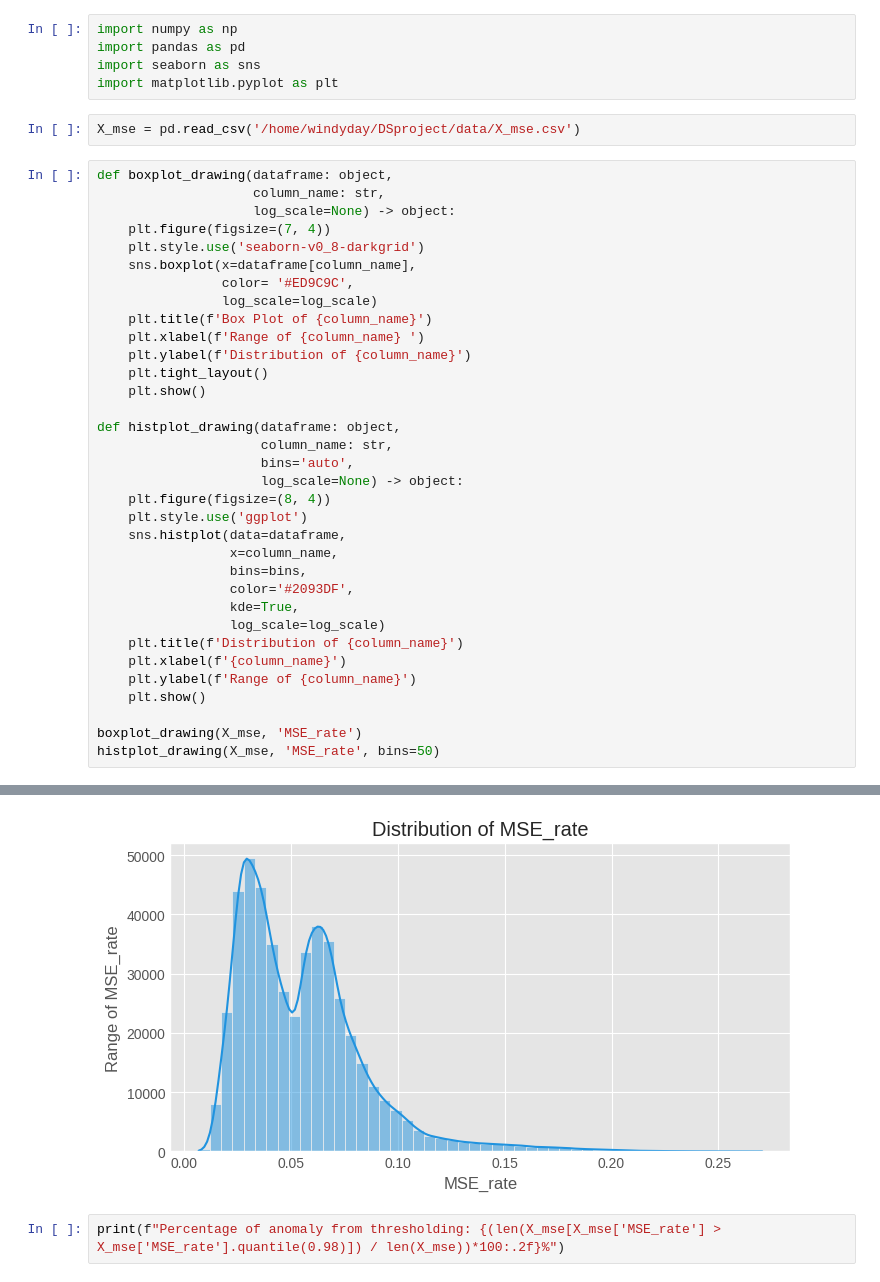
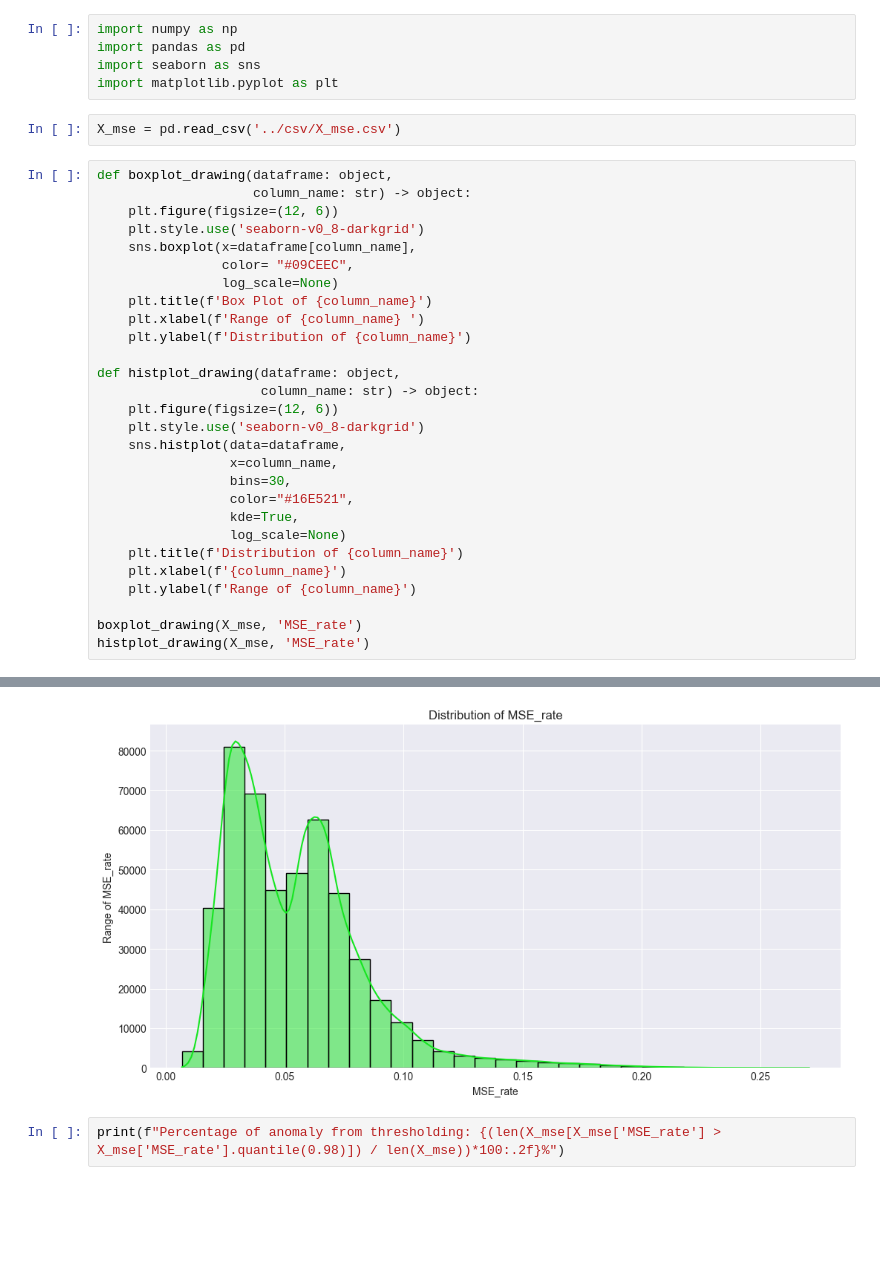
Before and after one commit to WindyDay-Port/Fraud-Detection, a Jupyter notebook: Notebooks/UnsupervisedEnsemble.ipynb, the cells around one changed output, grey strips where cells are left out. Cells and saved outputs as stored; diff of their text form; blank space fills up the shorter version.

```diff
--- a/Notebooks/UnsupervisedEnsemble.ipynb
+++ b/Notebooks/UnsupervisedEnsemble.ipynb
@@ -6,39 +6,33 @@ import pandas as pd
 import seaborn as sns
 import matplotlib.pyplot as plt
 # %%
-X_mse = pd.read_csv('/home/windyday/DSproject/data/X_mse.csv')
+X_mse = pd.read_csv('../csv/X_mse.csv')
 # %%
 def boxplot_drawing(dataframe: object,
-                    column_name: str,
-                    log_scale=None) -> object:
-    plt.figure(figsize=(7, 4))
+                    column_name: str) -> object:
+    plt.figure(figsize=(12, 6))
     plt.style.use('seaborn-v0_8-darkgrid')
     sns.boxplot(x=dataframe[column_name],
-                color= '#ED9C9C',
-                log_scale=log_scale)
+                color= "#09CEEC",
+                log_scale=None)
     plt.title(f'Box Plot of {column_name}')
     plt.xlabel(f'Range of {column_name} ')
     plt.ylabel(f'Distribution of {column_name}')
-    plt.tight_layout()
-    plt.show()
 
 def histplot_drawing(dataframe: object,
-                     column_name: str,
-                     bins='auto',
-                     log_scale=None) -> object:
-    plt.figure(figsize=(8, 4))
-    plt.style.use('ggplot')
+                     column_name: str) -> object:
+    plt.figure(figsize=(12, 6))
+    plt.style.use('seaborn-v0_8-darkgrid')
     sns.histplot(data=dataframe,
                  x=column_name,
-                 bins=bins,
-                 color='#2093DF',
+                 bins=30,
+                 color="#16E521",
                  kde=True,
-                 log_scale=log_scale)
+                 log_scale=None)
     plt.title(f'Distribution of {column_name}')
     plt.xlabel(f'{column_name}')
     plt.ylabel(f'Range of {column_name}')
-    plt.show()
 
 boxplot_drawing(X_mse, 'MSE_rate')
-histplot_drawing(X_mse, 'MSE_rate', bins=50)
+histplot_drawing(X_mse, 'MSE_rate')
 # %% [output]
@@ -46,4 +40,4 @@ histplot_drawing(X_mse, 'MSE_rate', bins=50)
-[figure, old version]
+[figure, new version]
 # %%
 print(f"Percentage of anomaly from thresholding: {(len(X_mse[X_mse['MSE_rate'] > X_mse['MSE_rate'].quantile(0.98)]) / len(X_mse))*100:.2f}%")
 # %% [output]
```
Also changed, not shown: parts of 31 cells of this notebook, 13 other files.
